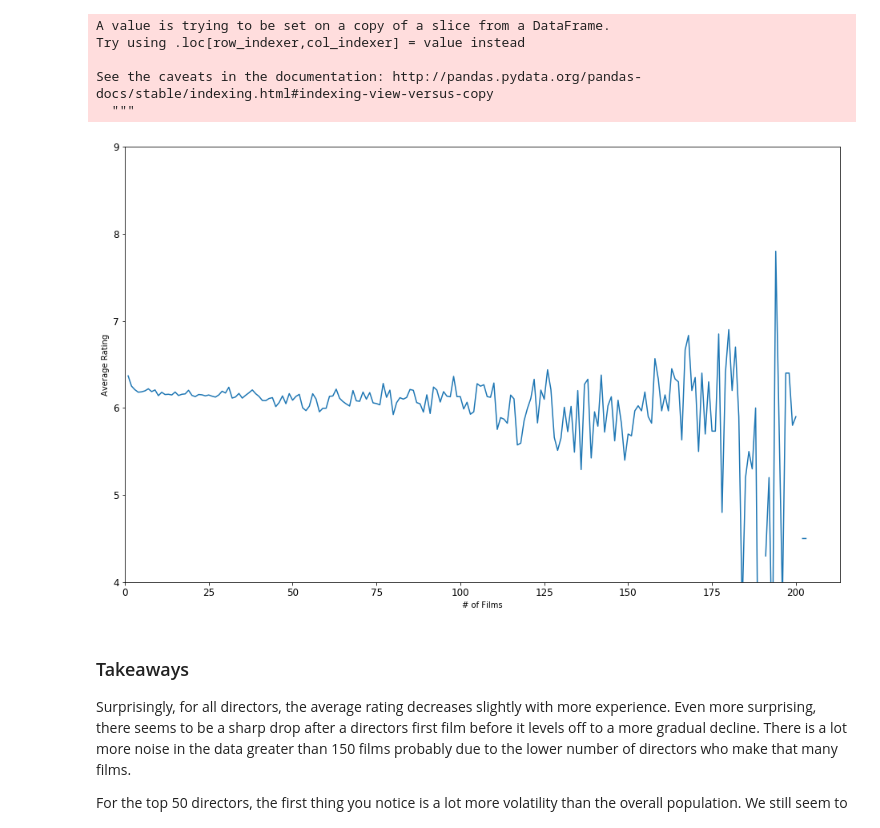
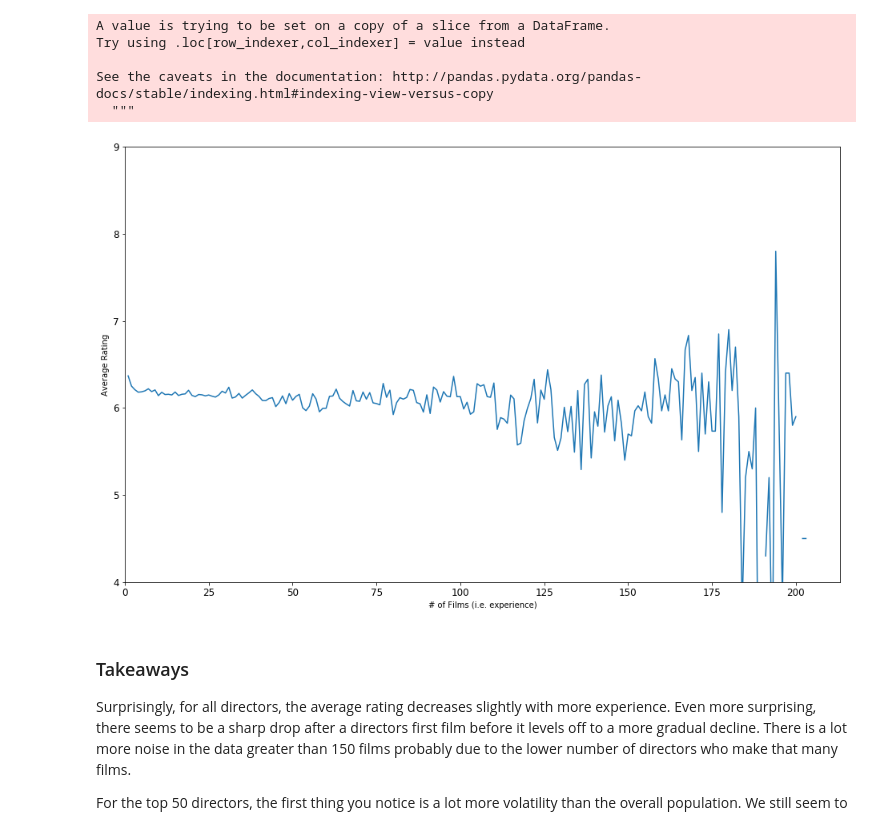
Before and after one commit to kylemcorliss/Thinkful, a Jupyter notebook: Fundamentals_Capstone/Capstone_IMDB_ratings.ipynb, the cells around one changed output. Saved outputs shown, nothing was run; the diff lists cells and outputs as text; code cells hidden in the pictures.

```diff
--- a/Fundamentals_Capstone/Capstone_IMDB_ratings.ipynb
+++ b/Fundamentals_Capstone/Capstone_IMDB_ratings.ipynb
@@ -327,18 +377,18 @@ See the caveats in the documentation: http://pandas.pydata.org/pandas-docs/stabl
 # %%
 #graph new dataframe to determine if ranking increases with number of films released
 df_dir_rank_ratings = df_dir_rank.groupby(['Rank'], as_index=True).mean()
 
 def dir_graph(df, y, x_label):
     a = df[y].plot(kind='line', figsize=(16,10), fontsize=12)
     a.set_xlabel(x_label, fontsize=10)
     a.set_ylabel('Average Rating', fontsize=10)
     a.set_xlim(xmin=0)
     a.set_ylim(ymin=4, ymax=9)
     plt.show()
 
-dir_graph(df_dir_rank_ratings, 'averageRating', '# of Films')
+dir_graph(df_dir_rank_ratings, 'averageRating', '# of Films (i.e. experience)')
 # %% [output]
-[figure, old version]
+[figure, new version]
 # %% [markdown]
 ### Takeaways
 Surprisingly, for all directors, the average rating decreases slightly with more experience. Even more surprising, there seems to be a sharp drop after a directors first film before it levels off to a more gradual decline. There is a lot more noise in the data greater than 150 films probably due to the lower number of directors who make that many films.
```
Also changed, not shown: parts of 17 cells of this notebook.
